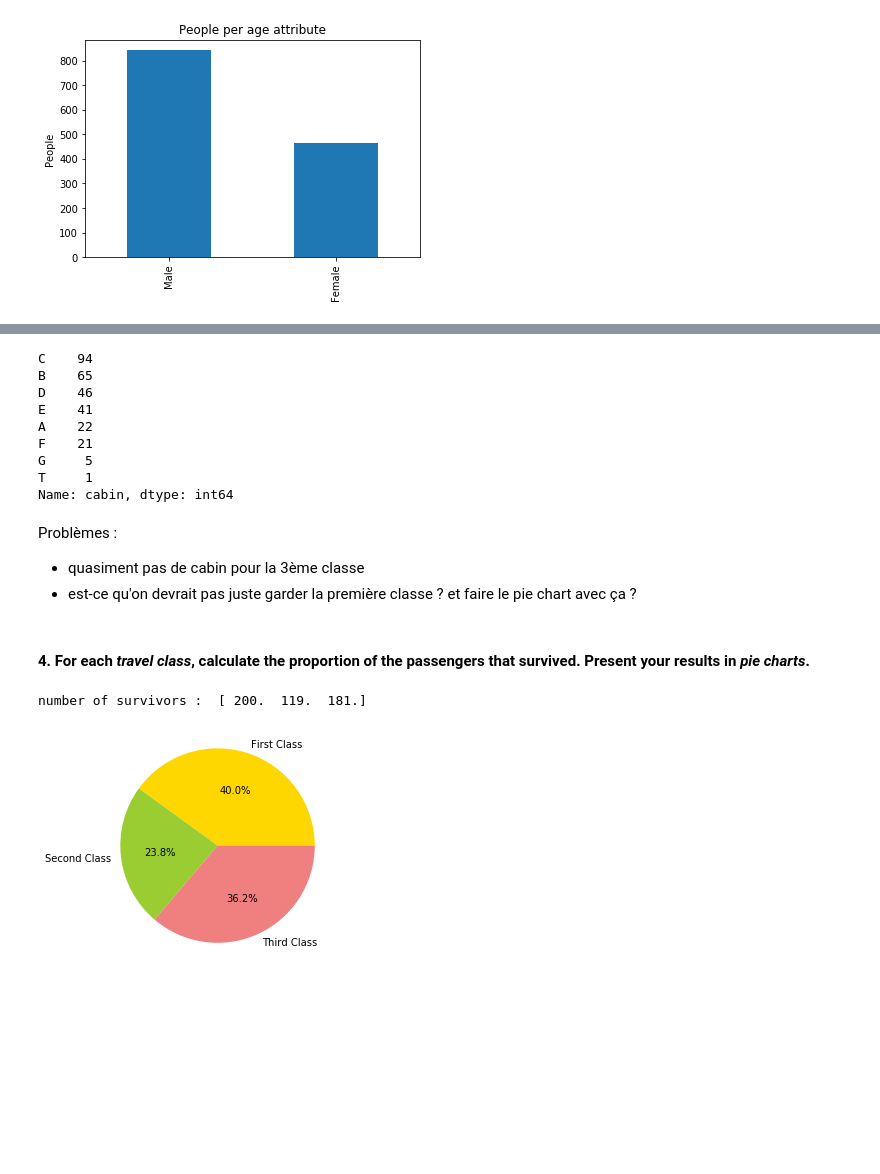
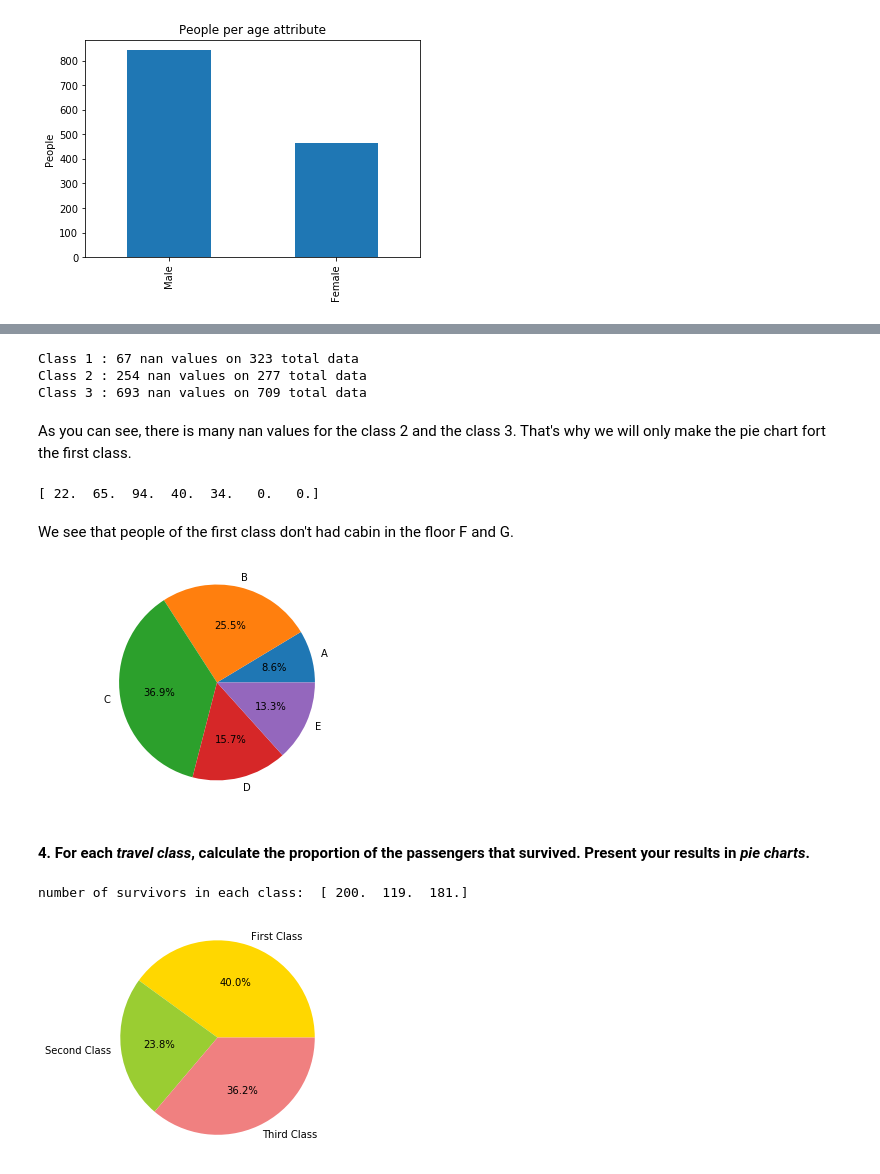
Before and after one commit to julied20/ada-2017, a Jupyter notebook: Homeworks/Homework01/Homework 1.ipynb, the cells around one changed output, grey strips where cells are left out. Cells and saved outputs as stored; diff of their text form; code cells hidden in the pictures; blank space fills up the shorter version.

```diff
--- a/Homeworks/Homework01/Homework 1.ipynb
+++ b/Homeworks/Homework01/Homework 1.ipynb
@@ -261,26 +241,43 @@ agePlot.set_xlabel("Age (year)")
-# %%
-# On vire les NAN values
-cabinFloor = titanicData.dropna(subset = ['cabin']).reset_index(drop = True).cabin
-
-# On garde juste la 1er lettre qui représente le floor ce qui nous intéresse. Ptete une meilleur manière de faire
-for i in range(len(cabinFloor)):
-    cabinFloor[i] = list(cabinFloor[i])[0]
-
-cabinFloor.value_counts()
-# %% [output]
-C    94
-B    65
-D    46
-E    41
-A    22
-F    21
-G     5
-T     1
-Name: cabin, dtype: int64
-# %% [markdown]
-Problèmes :
-- quasiment pas de cabin pour la 3ème classe
-- est-ce qu'on devrait pas juste garder la première classe ? et faire le pie chart avec ça ?
+# %%
+for i in range(1,max(titanicData.pclass) + 1):
+    ClassCabin = titanicData.query('pclass == @i').cabin
+    print("Class", i, ":", ClassCabin.isnull().sum(), "nan values on", ClassCabin.shape[0], "total data")
+# %% [output]
+Class 1 : 67 nan values on 323 total data
+Class 2 : 254 nan values on 277 total data
+Class 3 : 693 nan values on 709 total data
+# %% [markdown]
+As you can see, there is many nan values for the class 2 and the class 3. That's why we will only make the pie chart fort the first class.
+# %%
+# On vire les NAN values
+titanicDataTmp = titanicData.query('pclass == 1').sort_values('cabin')
+
+floorList = ["A", "B", "C", "D", "E", "F", "G"]
+floorListPro = np.zeros(len(floorList))
+
+for cabin in titanicDataTmp['cabin']:
+    if not(pd.isnull(cabin)):
+        cabinFloor = list(cabin)[0]
+
+        for i in range(len(floorList)):
+            if cabinFloor == floorList[i]:
+                floorListPro[i] += 1
+
+print(floorListPro)
+# %% [output]
+[ 22.  65.  94.  40.  34.   0.   0.]
+# %% [markdown]
+We see that people of the first class don't had cabin in the floor F and G.
+# %%
+floorListPro = np.delete(floorListPro, [len(floorListPro)-1,len(floorListPro)-2], 0)
+floorList = np.delete(floorList, [len(floorList)-1,len(floorList)-2], 0)
+# Pie chart
+
+plt.pie(floorListPro, labels = floorList, autopct = '%1.1f%%')
+plt.axis('equal')
+plt.show()
+# %% [output]
+[figure, added]
 # %% [markdown]
 #### 4. For each *travel class*, calculate the proportion of the passengers that survived. Present your results in *pie charts*.
 # %%
@@ -289,9 +286,9 @@ nbSurvivors = np.zeros(3,)
 for pclass in range(1,4):
     nbSurvivors[pclass-1] = titanicData.query('pclass == @pclass').query('survived == 1').shape[0]
 
-print("number of survivors : ", nbSurvivors)
+print("number of survivors in each class: ", nbSurvivors)
 # %% [output]
-number of survivors :  [ 200.  119.  181.]
+number of survivors in each class:  [ 200.  119.  181.]
 # %%
 labels = 'First Class', 'Second Class', 'Third Class'
 colors = ['gold', 'yellowgreen', 'lightcoral']
```
Also changed, not shown: parts of 20 cells of this notebook.
